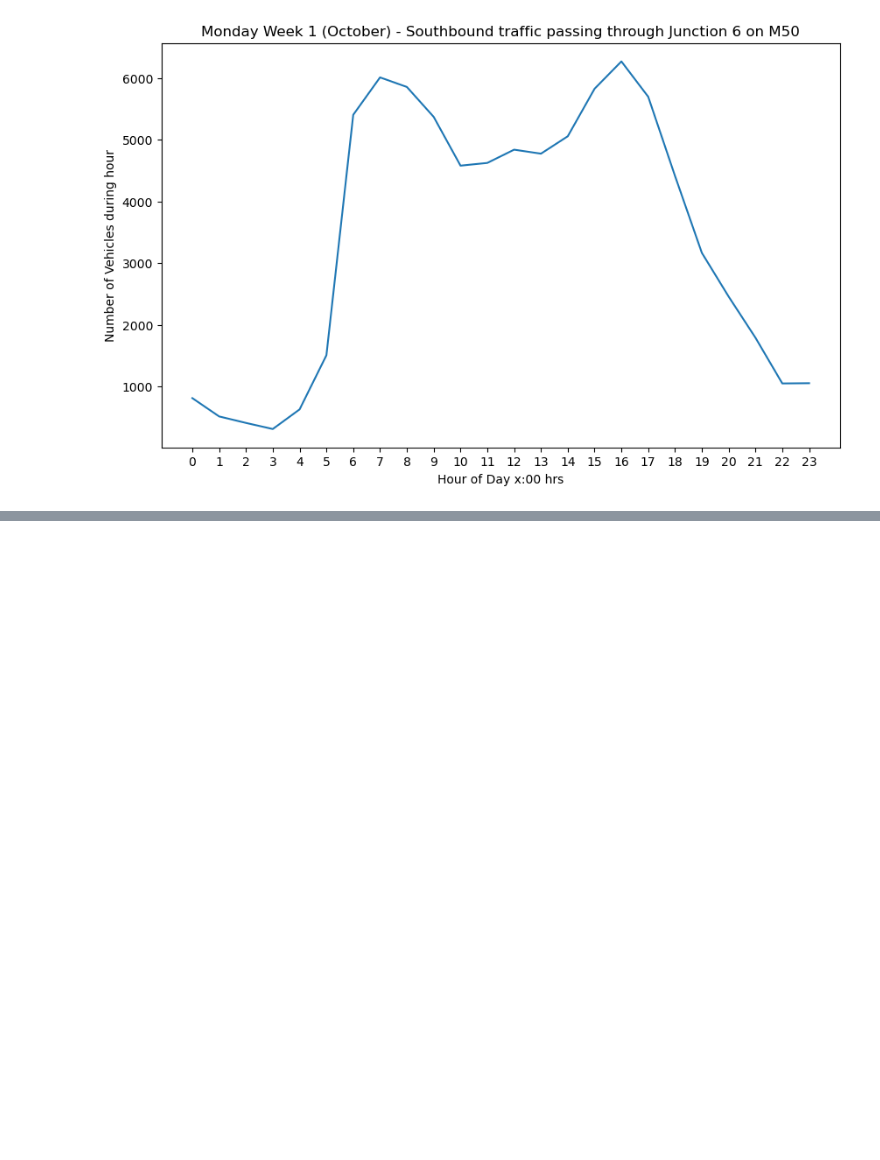
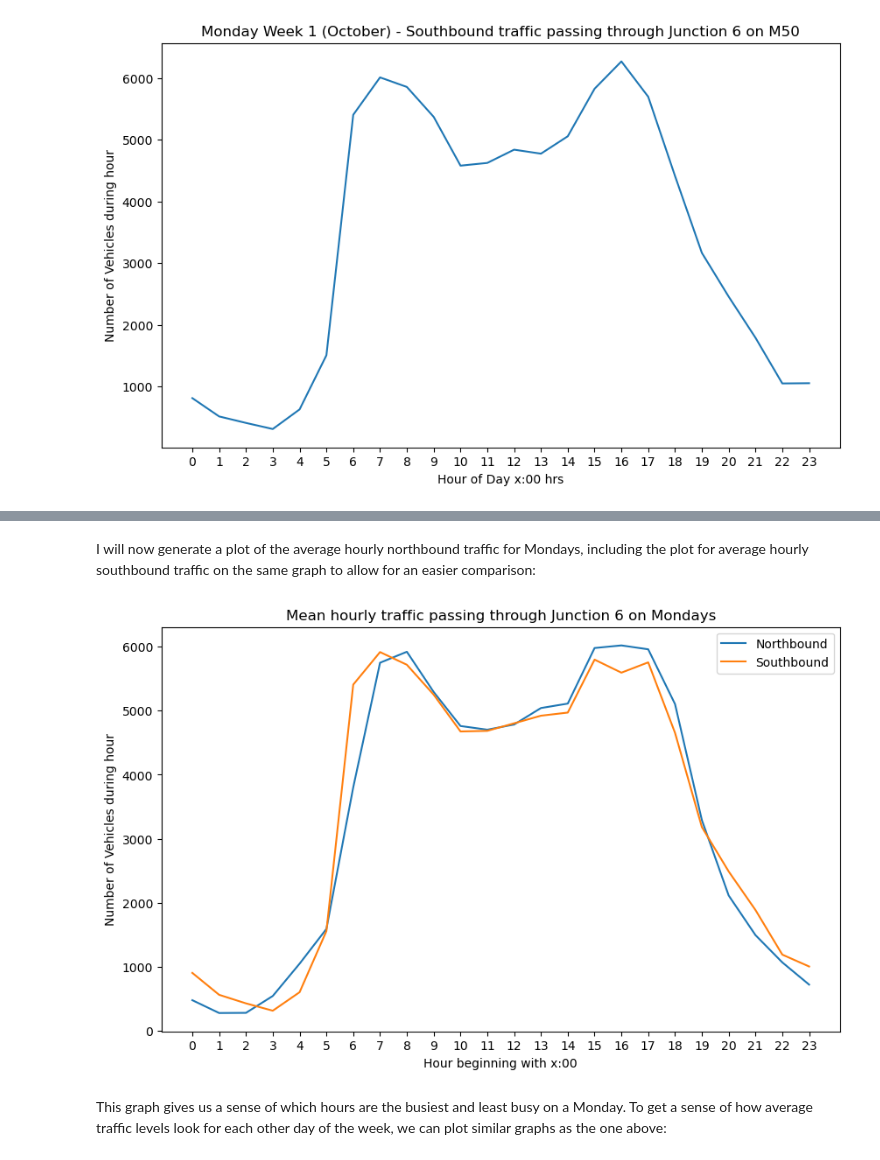
Before and after one commit to jmce22/pfda_project1, a Jupyter notebook: pfda_project1.ipynb, the cells around one changed output, grey strips where cells are left out. Saved outputs shown, nothing was run; the diff lists cells and outputs as text; code cells hidden in the pictures; blank space fills up the shorter version.

```diff
--- a/pfda_project1.ipynb
+++ b/pfda_project1.ipynb
@@ -64,0 +113,12 @@ plt.show()
+# %%
+mean_mon_n_hourly = monday.groupby('hour')['northbound'].mean()
+
+print()
+print('The average figure for northbound traffic passing through Junction 6 during each hour on a Monday is: ')
+print(mean_mon_n_hourly)
+
+max_row_mon_n_hourly = mean_mon_n_hourly.idxmax()
+max_value_mon_n_hourly = mean_mon_n_hourly.max()
+print()
+print()
+print(f'The maximum average hourly traffic level on Mondays is {max_value_mon_n_hourly} and this occurs during the hour starting at {max_row_mon_n_hourly}:00.')
@@ -64,0 +143,16 @@ plt.show()
+# %% [markdown]
+I will now generate a plot of the average hourly northbound traffic for Mondays, including the plot for average hourly southbound traffic on the same graph to allow for an easier comparison:
+# %%
+plt.figure(figsize=(10,6))
+plt.plot(mean_mon_n_hourly, label = 'Northbound')
+plt.plot(mean_mon_s_hourly, label = 'Southbound')
+plt.xlabel('Hour beginning with x:00')
+plt.xticks(np.arange(24))
+plt.ylabel('Number of Vehicles during hour')
+plt.title('Mean hourly traffic passing through Junction 6 on Mondays')
+plt.legend(["Northbound", "Southbound"], loc ="upper right")
+plt.show()
+# %% [output]
+[figure, added]
+# %% [markdown]
+This graph gives us a sense of which hours are the busiest and least busy on a Monday. To get a sense of how average traffic levels look for each other day of the week, we can plot similar graphs as the one above:
```
Also changed, not shown: parts of 17 cells of this notebook.
